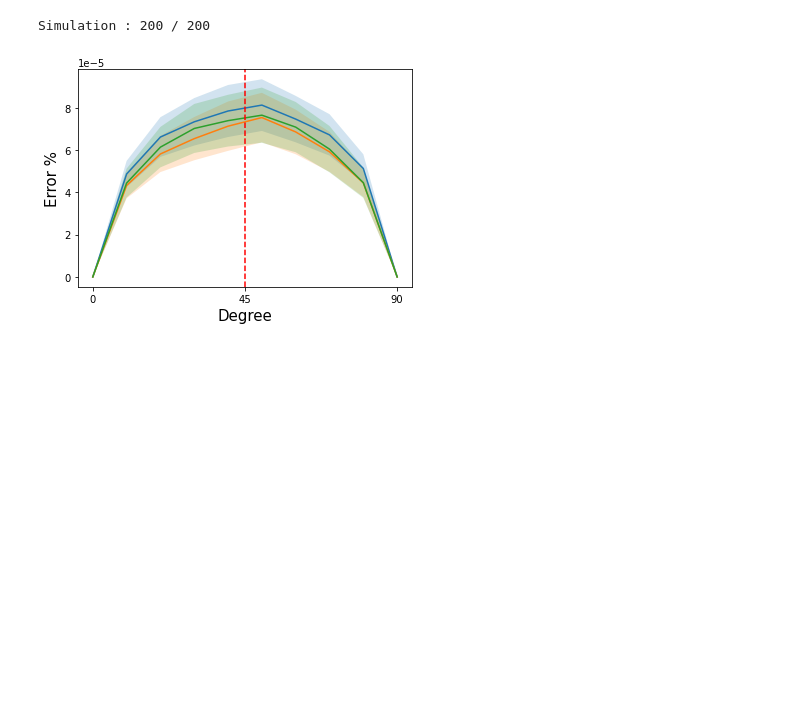
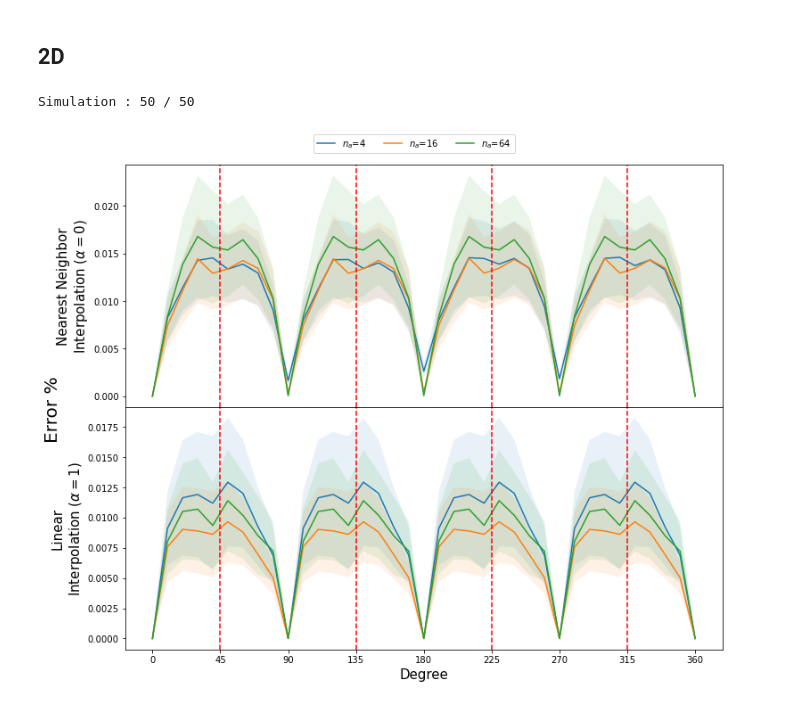
Before and after one commit to SoumyabrataKundu/Steerable, a Jupyter notebook: Plots.ipynb, the cells around one changed output. Cells and saved outputs as stored; diff of their text form; code cells hidden in the pictures; blank space fills up the shorter version.

```diff
--- a/Plots.ipynb
+++ b/Plots.ipynb
@@ -168,3 +93,25 @@ class GaussianDataset(torch.utils.data.Dataset):
         image = torch.randn(self.size) * self.std + self.mean
         label = 0
         return image, label
+
+device = torch.device('cuda') if torch.cuda.is_available() else torch.device('cpu')
+degrees = torch.arange(0, 361, 10)
+n_sim = 50
+
+def check_equivariance(models, dataset, transfomation=None):
+    values = torch.zeros(n_sim, len(models), len(degrees))
+    for sim in range(n_sim):
+        inputs = dataset[torch.randint(0, len(dataset), (1,)).item()][0]
+        norm = torch.abs(inputs).mean()
+        for i, model in enumerate(models):
+            with torch.no_grad():
+                for parameters in model.parameters():
+                    parameters.copy_(torch.randn_like(parameters))
+                for j, degree in enumerate(degrees):
+                    with torch.no_grad():
+                        outputs1 = model(inputs.unsqueeze(0).to(device))[0].cpu()
+                        outputs2 = model(transfomation(inputs, degree).unsqueeze(0).to(device))[0].cpu()
+                        values[sim, i, j] = 100 * (outputs1-outputs2).max().abs() / norm
+
+        print(f'Simulation : {sim+1} / {n_sim}', end='\r')
+    return torch.stack([values.mean(dim=0), values.std(dim=0)], dim=-1)
@@ -207,9 +118,11 @@ def check_equivariance(models, dataset, transfomation=None):
+# %% [markdown]
+## 2D
 # %%
 # Model
 class Model(torch.nn.Module):
-    def __init__(self, n_angle, interpolation_type) -> None:
+    def __init__(self, n_angle, interpolation_type):
         super().__init__()
-        freq_cutoff = 8
+        freq_cutoff = 4
 
         self.network = torch.nn.Sequential(
             snn.SE2ConvType1(1, 4, 5, freq_cutoff, n_angle=n_angle, padding='same', interpolation_type=interpolation_type),
@@ -220,14 +133,45 @@ class Model(torch.nn.Module):
     def forward(self,x):
         return self.network(x.type(torch.cfloat))
 
+dataset = GaussianDataset(size =(1,28,28))
+# Interpolation 0
+stats0 = check_equivariance([
+    Model(n_angle=8, interpolation_type=0).to(device),
+    Model(n_angle=32, interpolation_type=0).to(device),
+    Model(n_angle=128, interpolation_type=0).to(device),
+    ],
+    dataset, lambda x, degree:snn.rotate_image(x, degree, order=1))
 
-dataset = GaussianDataset(size =(1,28,28))
-interpolation_type = 1
-check_equivariance([Model(n_angle=8, interpolation_type=interpolation_type).to(device),
-                    Model(n_angle=64, interpolation_type=interpolation_type).to(device),
-                    Model(n_angle=512, interpolation_type=interpolation_type).to(device)
-                   ],
-                   dataset, lambda x, degree:snn.rotate_image(x, degree, order=1))
+# Interpolation 1
+stats1 = check_equivariance([
+    Model(n_angle=8, interpolation_type=1).to(device),
+    Model(n_angle=64, interpolation_type=1).to(device),
+    Model(n_angle=512, interpolation_type=1).to(device),
+    ],
+    dataset, lambda x, degree:snn.rotate_image(x, degree, order=1))
 # %% [output]
-Simulation : 200 / 200
+Simulation : 50 / 50
-[figure, removed]
+# %%
+stats = [stats0, stats1]
+
+fig, axes = plt.subplots(nrows=2, ncols=1, gridspec_kw={'hspace':0}, sharex=True)
+fig.set_size_inches(12,10)
+for interp, stat in enumerate(stats):
+    for i in range(len(stat)):
+        axes[interp].plot(degrees, stat[i,:,0], label='$n_a$='+f'{4**(i+1)}')
+        axes[interp].fill_between(degrees, stat[i,:,0]-1.96*stat[i,:,1]/sqrt(n_sim),  stat[i,:,0]+1.96*stat[i,:,1]/sqrt(n_sim), alpha=0.1)
+    #axes[interp].ticklabel_format(axis='y', style='sci', scilimits=(0,0))
+    axes[interp].set_xticks([45*i for i in range(degrees.max().item()//45 + 1)])
+
+    for intercept in [90*i+45 for i in range(round(degrees.max().item()/90))]:
+        axes[interp].axvline(intercept, linestyle='dashed', color='red')
+
+axes[0].set_ylabel('Nearest Neighbor\n'r'Interpolation ($\alpha=0$)', size=15)
+axes[1].set_ylabel('Linear\n'r'Interpolation ($\alpha=1$)', size=15)
+axes[1].set_xlabel('Degree', size=15)
+fig.supylabel('Error %', size=20)
+handles, labels = axes[0].get_legend_handles_labels()
+fig.legend(handles, labels, loc='upper center', bbox_to_anchor=(0.5, 0.935), ncol=3)
+plt.show()
+# %% [output]
+[figure, added]
```
Also changed, not shown: parts of 10 cells of this notebook, 1 other file.
